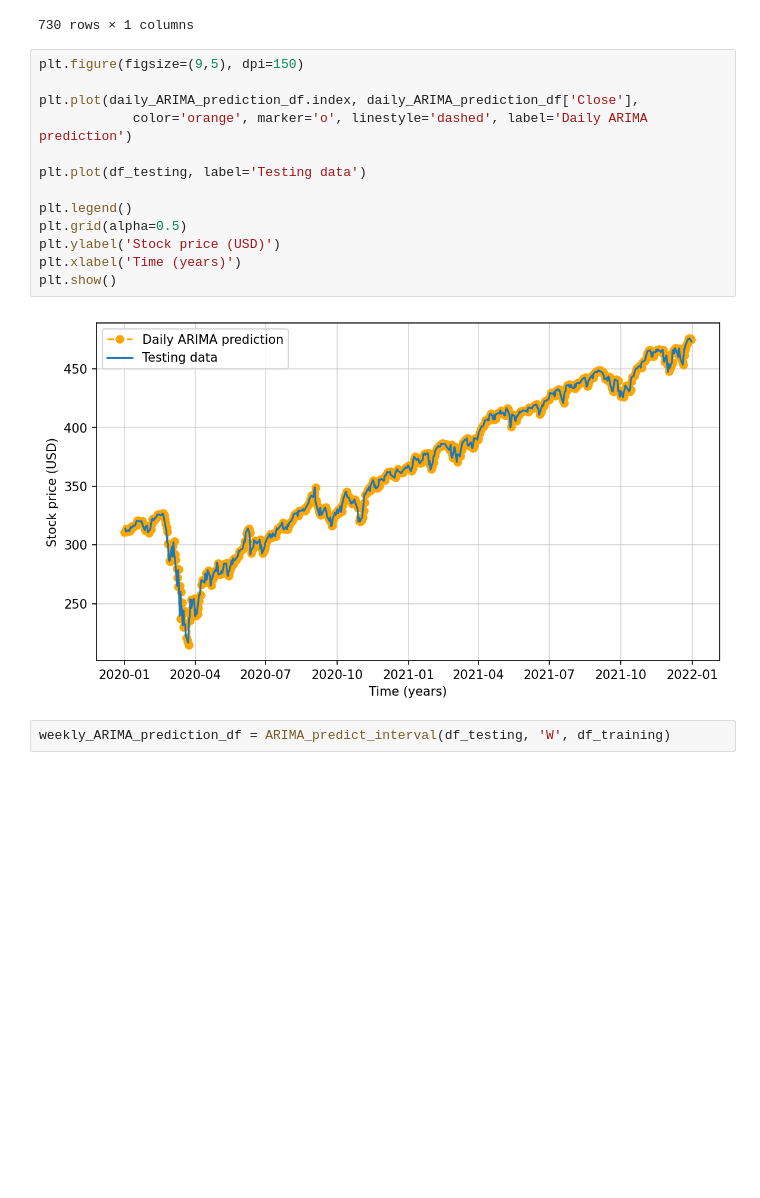
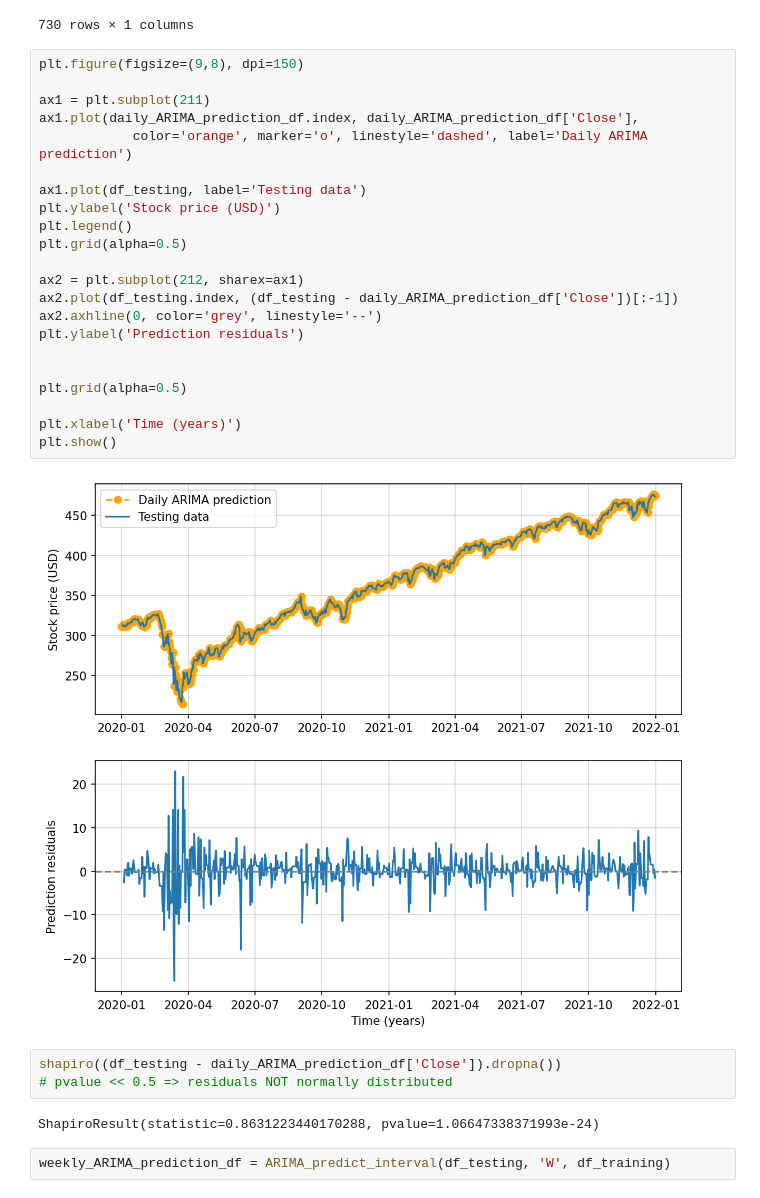
Before and after one commit to AlShap0/Time-series-forecasting-analysis, a Jupyter notebook: Time_Series_analysis_ARIMA_MCMC.ipynb, the cells around one changed output. Saved outputs shown, nothing was run; the diff lists cells and outputs as text; blank space fills up the shorter version.

```diff
--- a/Time_Series_analysis_ARIMA_MCMC.ipynb
+++ b/Time_Series_analysis_ARIMA_MCMC.ipynb
@@ -835,20 +924,34 @@ daily_ARIMA_prediction_df
 | 2021-12-31 | 474.901281 |
 730 rows × 1 columns
 # %%
-plt.figure(figsize=(9,5), dpi=150)
+plt.figure(figsize=(9,8), dpi=150)
 
-plt.plot(daily_ARIMA_prediction_df.index, daily_ARIMA_prediction_df['Close'],
+ax1 = plt.subplot(211)
+ax1.plot(daily_ARIMA_prediction_df.index, daily_ARIMA_prediction_df['Close'],
             color='orange', marker='o', linestyle='dashed', label='Daily ARIMA prediction')
 
-plt.plot(df_testing, label='Testing data')
-
+ax1.plot(df_testing, label='Testing data')
+plt.ylabel('Stock price (USD)')
 plt.legend()
 plt.grid(alpha=0.5)
-plt.ylabel('Stock price (USD)')
+
+ax2 = plt.subplot(212, sharex=ax1)
+ax2.plot(df_testing.index, (df_testing - daily_ARIMA_prediction_df['Close'])[:-1])
+ax2.axhline(0, color='grey', linestyle='--')
+plt.ylabel('Prediction residuals')
+
+
+plt.grid(alpha=0.5)
+
 plt.xlabel('Time (years)')
 plt.show()
 # %% [output]
-[figure, old version]
+[figure, new version]
+# %%
+shapiro((df_testing - daily_ARIMA_prediction_df['Close']).dropna())
+# pvalue << 0.5 => residuals NOT normally distributed
+# %% [output]
+ShapiroResult(statistic=0.8631223440170288, pvalue=1.06647338371993e-24)
 # %%
 weekly_ARIMA_prediction_df = ARIMA_predict_interval(df_testing, 'W', df_training)
 # %% [output]
```
Also changed, not shown: parts of 31 cells of this notebook.
